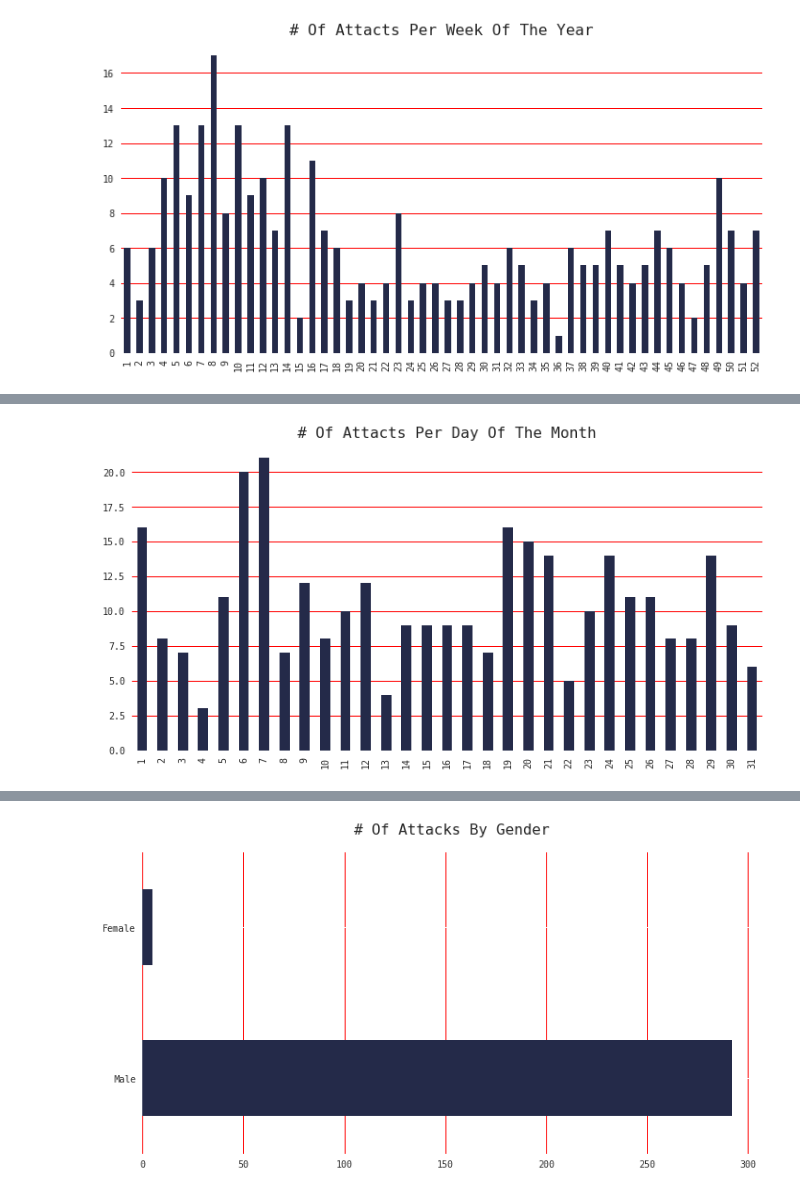
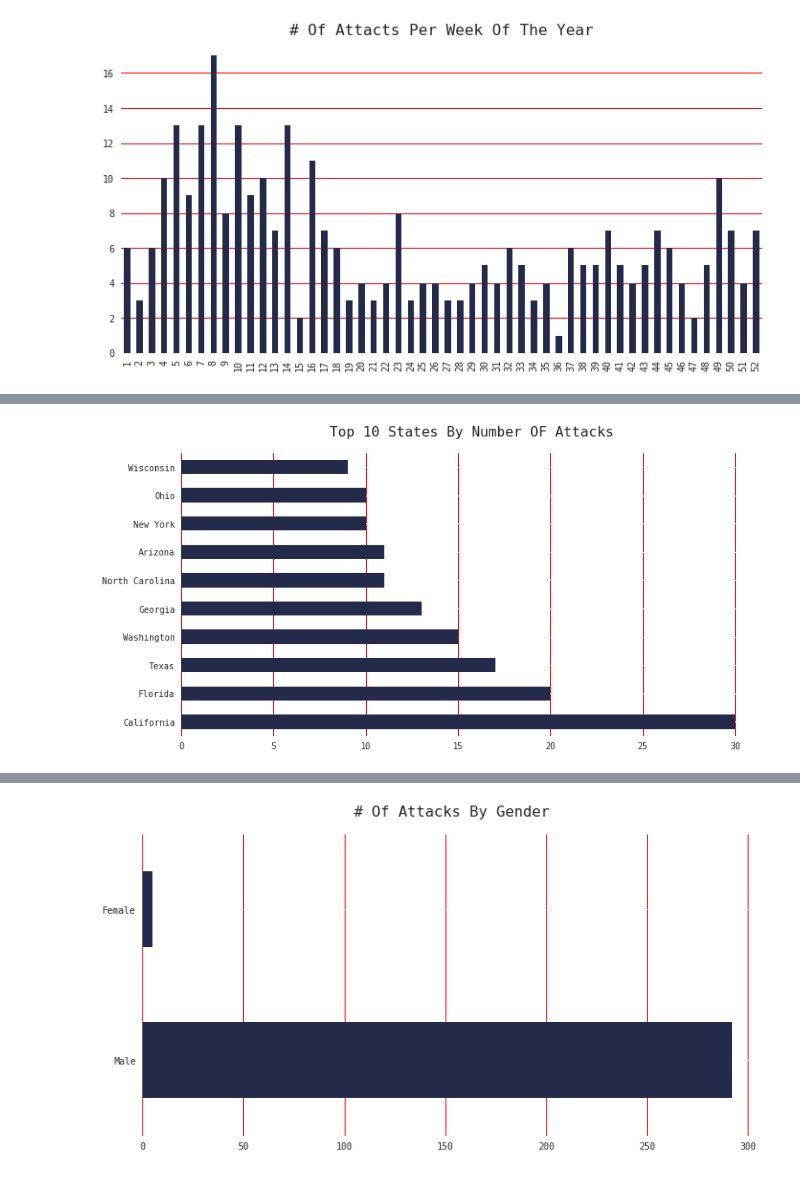
Before and after one commit to qu4ku/datasets-analysis, a Jupyter notebook: 001-US-Mass-Shootings.ipynb, the cells around one changed output, grey strips where cells are left out. Drawn from its saved outputs; the diff is of its cells as text; code cells hidden in the pictures.

```diff
--- a/001-US-Mass-Shootings.ipynb
+++ b/001-US-Mass-Shootings.ipynb
@@ -63,12 +63,13 @@ df.head(3)
 | 1 | 2 | Walmart shooting in suburban Denver | Thornton, CO | 2017-11-01 | Wal-Mart | Open | random | unknown | Scott Allen Ostrem, 47, walked in... | ... |
 | 2 | 3 | Edgewood businees park shooting | Edgewood, MD | 2017-10-18 | Remodeling Store | Close | coworkers | unknown | Radee Labeeb Prince, 37, fatally ... | ... |
 # %%
+# Let's create new features for later exploration
 df['Year'] = df.Date.dt.year
 df['Month'] = df.Date.dt.month
 df['Quarter'] = df.Date.dt.quarter
-df['woy'] = df.Date.dt.weekofyear
-df['dow'] = df.Date.dt.dayofweek
-df['dom'] = df.Date.dt.day
+df['WoY'] = df.Date.dt.weekofyear
+df['DoW'] = df.Date.dt.dayofweek
+df['DoM'] = df.Date.dt.day
 
 df['City'] = df['Location'].apply(lambda x: x.split(', ')[0] if isinstance(x, str) else np.nan)
 df['State'] = df['Location'].apply(lambda x: x.split(', ')[1] if isinstance(x, str) and (len(x.split(', ')) > 1) else np.nan)
@@ -79,6 +80,7 @@ state_names = 'California Louisiana Washington Pennsylvania Nevada Maryland Colo
 abbreviations_dict = dict(zip(state_abb, state_names))
 df.State.replace(abbreviations_dict, inplace=True)
 
+# Gender column needs to be cleaned
 def sort_gender(x):
     if x == 'Male' or x == 'M':
         return 'Male'
@@ -91,6 +93,7 @@ df['Gender'] = df['Gender'].apply(sort_gender)
 
 df['Cause'].replace('unknown', np.nan, inplace=True)
 
+# Races column needs to be cleaned
 races_dict = {
     'White American or European American': 'White',
     'Black American or African American': 'Black',
@@ -108,8 +111,11 @@ races_dict = {
 }
 
 df['Race'].replace(races_dict, inplace=True)
+
+# String into numeric values
 df['Age'] = pd.to_numeric(df['Age'], errors='coerrce')
 
+# Sorts by a datea
 df = df.sort_values('Date')
 
 df.head(3)
@@ -209,8 +300,7 @@ plt.title('# Of Attacts Per Day Of The Week (0 = Monday)', fontsize=16);
 # %%
-cnt_dom = df['dom'].value_counts().sort_index()
 plt.axes(frameon=False)
-cnt_dom.plot(kind='bar', color=MC)
-plt.grid(color=SC, axis='y')
-plt.title('# Of Attacts Per Day Of The Month', fontsize=16);
+df['State'].value_counts()[:10].plot(kind='barh', color=MC)
+plt.grid(color=SC, axis='x')
+plt.title('Top 10 States By Number OF Attacks', fontsize=16, y=1.04);
 # %% [output]
-[figure, old version]
+[figure, new version]
```
Also changed, not shown: parts of 15 cells of this notebook.
